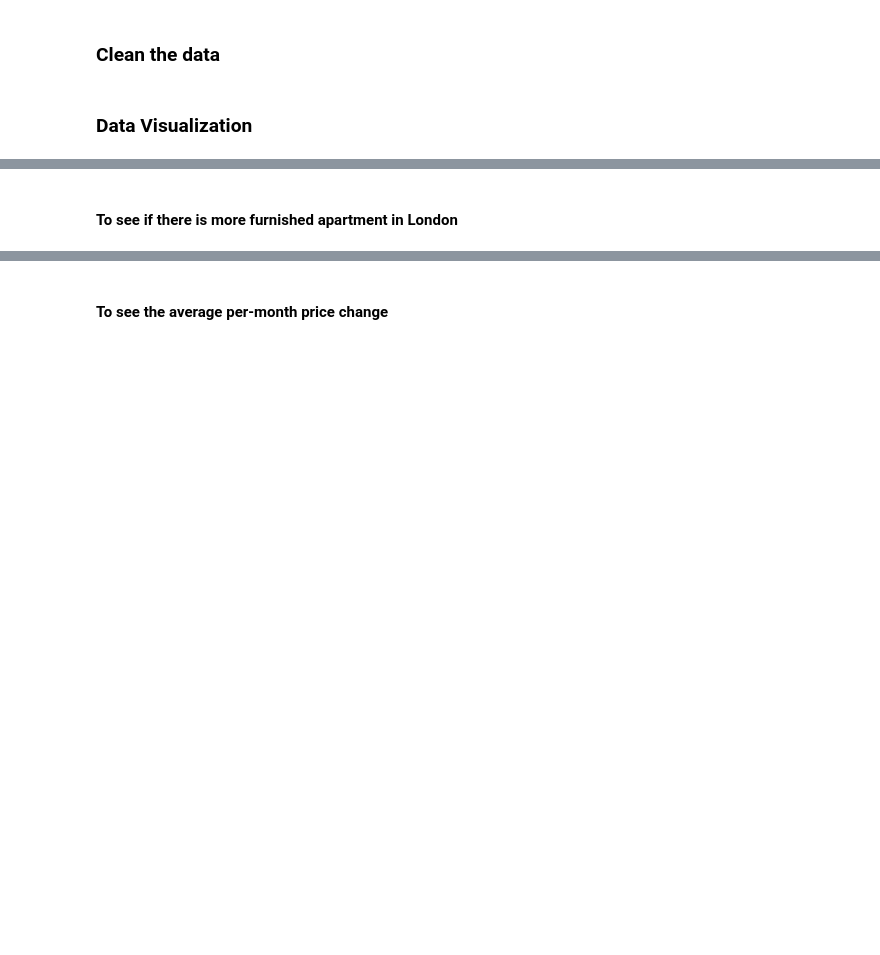
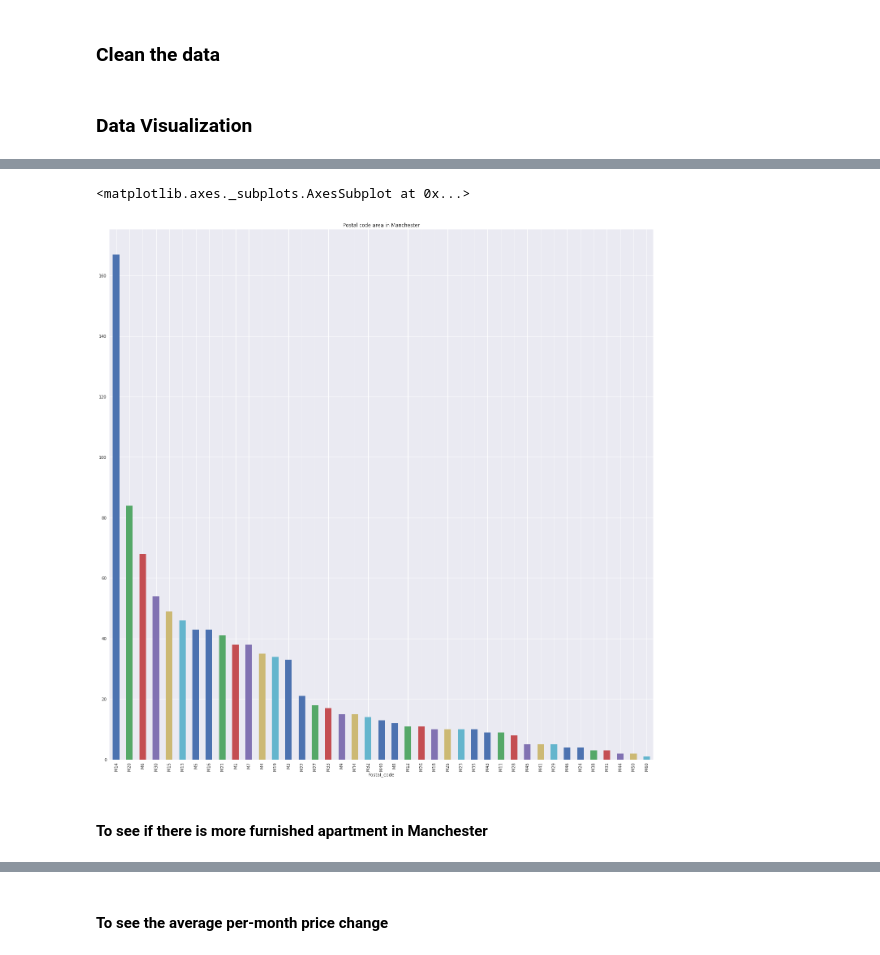
Before and after one commit to lijingxi96/Project, a Jupyter notebook: Group_project.ipynb, the cells around one changed output, grey strips where cells are left out. Drawn from its saved outputs; the diff is of its cells as text; code cells hidden in the pictures; blank space fills up the shorter version.

```diff
--- a/Group_project.ipynb
+++ b/Group_project.ipynb
@@ -1317,4 +1337,10 @@ ImportError: matplotlib is required for plotting.
+# %%
+# plot by descending
+postal_size.sort_values(ascending=False).plot(kind='bar', title='Postal code area in Manchester', figsize=(24,24))
+# %% [output]
+<matplotlib.axes._subplots.AxesSubplot at 0x...>
+[figure, added]
 # %% [markdown]
-<h4> To see if there is more furnished apartment in London
+<h4> To see if there is more furnished apartment in Manchester
 # %%
 furnish_group = df_info.groupby('Furnishing')
```
Also changed, not shown: parts of 31 cells of this notebook.
